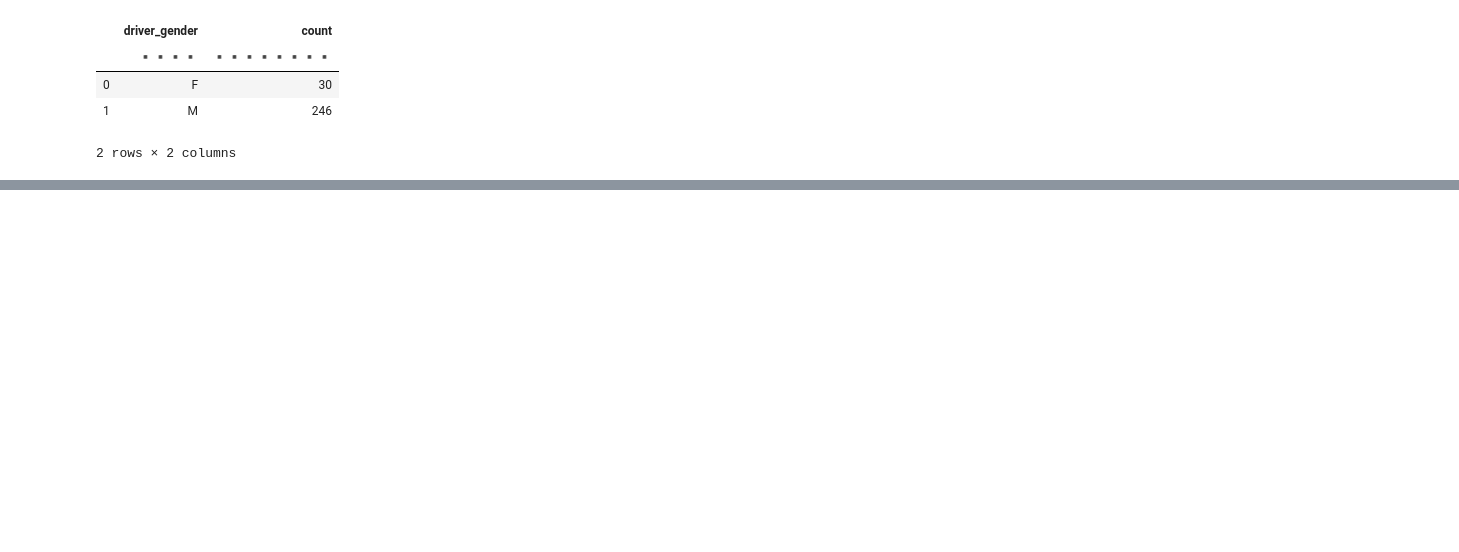
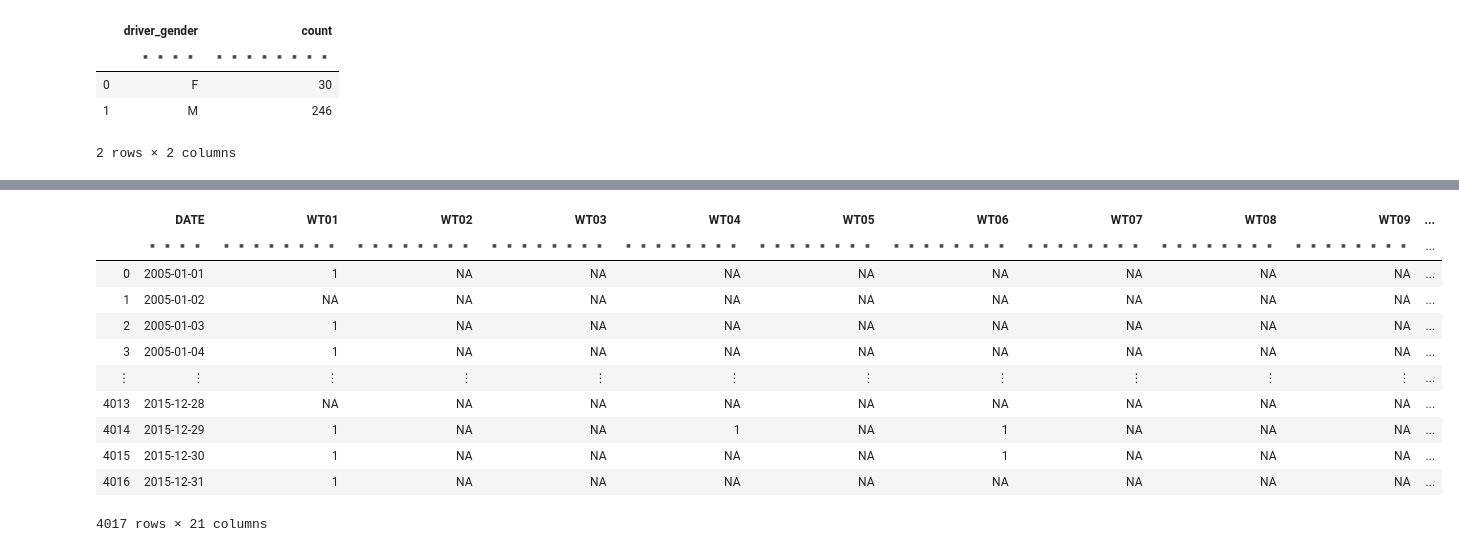
Before and after one commit to myamullaciencia/datatable_cook_book, a Jupyter notebook: _build/jupyter_execute/py_dt_policia.ipynb, the cells around one changed output, grey strips where cells are left out. Drawn from its saved outputs; the diff is of its cells as text; code cells hidden in the pictures; blank space fills up the shorter version.

```diff
--- a/_build/jupyter_execute/py_dt_policia.ipynb
+++ b/_build/jupyter_execute/py_dt_policia.ipynb
@@ -277,0 +419,19 @@ policia_tidy_dt[:,count(),by(f.driver_race,f.is_arrested)]
+# %%
+weather_temp = dt.fread('https://assets.datacamp.com/production/repositories/1497/datasets/02f3fb2d4416d3f6626e1117688e0386784e8e55/weather.csv',na_strings=[""])
+# %%
+weather_temp_1 = weather_temp[:,[f[1],f[7:]]]
+# %%
+weather_temp_1
+# %% [output]
+|  | DATE | WT01 | WT02 | WT03 | WT04 | WT05 | WT06 | WT07 | WT08 | WT09 | ... |
+|  | ▪▪▪▪ | ▪▪▪▪▪▪▪▪ | ▪▪▪▪▪▪▪▪ | ▪▪▪▪▪▪▪▪ | ▪▪▪▪▪▪▪▪ | ▪▪▪▪▪▪▪▪ | ▪▪▪▪▪▪▪▪ | ▪▪▪▪▪▪▪▪ | ▪▪▪▪▪▪▪▪ | ▪▪▪▪▪▪▪▪ | ... |
+| 0 | 2005-01-01 | 1 | NA | NA | NA | NA | NA | NA | NA | NA | ... |
+| 1 | 2005-01-02 | NA | NA | NA | NA | NA | NA | NA | NA | NA | ... |
+| 2 | 2005-01-03 | 1 | NA | NA | NA | NA | NA | NA | NA | NA | ... |
+| 3 | 2005-01-04 | 1 | NA | NA | NA | NA | NA | NA | NA | NA | ... |
+| ⋮ | ⋮ | ⋮ | ⋮ | ⋮ | ⋮ | ⋮ | ⋮ | ⋮ | ⋮ | ⋮ | ... |
+| 4013 | 2015-12-28 | NA | NA | NA | NA | NA | NA | NA | NA | NA | ... |
+| 4014 | 2015-12-29 | 1 | NA | NA | 1 | NA | 1 | NA | NA | NA | ... |
+| 4015 | 2015-12-30 | 1 | NA | NA | NA | NA | 1 | NA | NA | NA | ... |
+| 4016 | 2015-12-31 | 1 | NA | NA | NA | NA | NA | NA | NA | NA | ... |
+4017 rows × 21 columns
```
Also changed, not shown: parts of 57 cells of this notebook, 8 other files.
